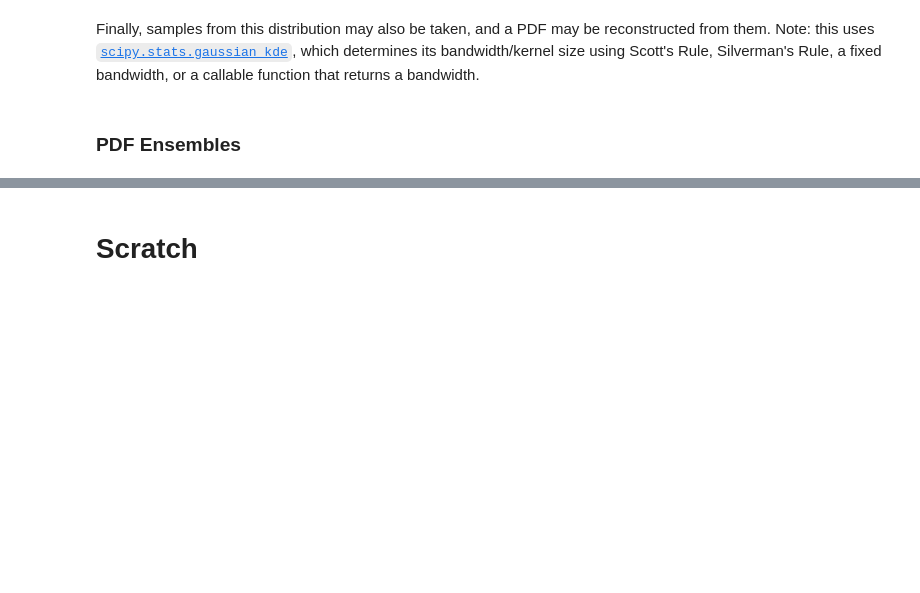
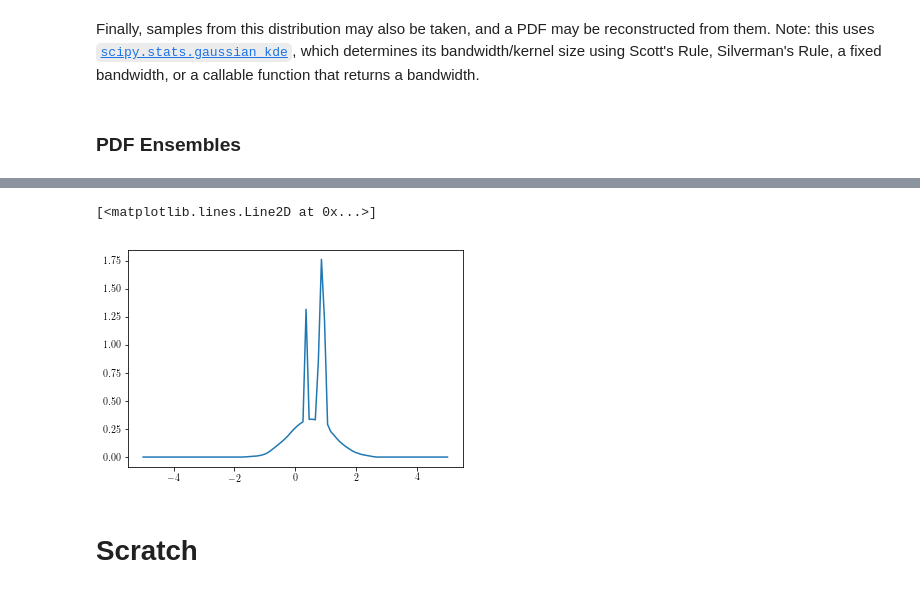
Before and after one commit to aimalz/qp, a Jupyter notebook: docs/notebooks/demo.ipynb, the cells around one changed output, grey strips where cells are left out. Cells and saved outputs as stored; diff of their text form; code cells hidden in the pictures; blank space fills up the shorter version.

```diff
--- a/docs/notebooks/demo.ipynb
+++ b/docs/notebooks/demo.ipynb
@@ -231,5 +249,48 @@ E.evaluate(eval_range, using='mix_mod', vb=False)
 E.quantize(N=10)
 # %%
 E.integrate(demo_limits, using='mix_mod')
+# %%
+def stack(ensemble, loc, using, vb=True):
+    """
+    Produces an average of the PDFs in the ensemble
+
+    Parameters
+    ----------
+    ensemble: qp.Ensemble
+        the ensemble of PDFs to stack
+    loc: ndarray, float or float
+        location(s) at which to evaluate the PDFs
+    using: string
+        which parametrization to use for the approximation
+    vb: boolean
+        report on progress
+
+    Returns
+    -------
+    stacked: dict, tuple, ndarray, float
+        pair of arrays for locations where approximations were evaluated
+        and the values of the stacked PDFs at those points
+
+    Notes
+    -----
+    Stacking refers to taking the sum of PDFs evaluated on a shared grid and normalizing it such that it integrates to unity.  This is equivalent to calculating an average probability (based on the PDFs in the ensemble) over the grid.  This probably should be done in a script and not by qp!  The right way to do it would be to call qp.Ensemble.evaluate() and sum those outputs appropriately.
+    TO DO: make this do something more efficient for mixmod, grid, histogram, samples
+    """
+#     loc_range = max(loc) - min(loc)
+#     delta = loc_range / len(loc)
+#     loc_delta = loc[1:] - loc[:-1]
+    evaluated = ensemble.evaluate(loc, using=using, norm=True, vb=vb)
+    stack = np.mean(evaluated[1], axis=0)
+#     stack /= np.sum(stack) * loc_delta
+#     assert(np.isclose(np.sum(stack) * loc_delta, 1.))
+#     stacked[using] = (evaluated[0], stack)
+    return (evaluated[0], stack)
+# %%
+stacked = stack(E, eval_range, using='quantiles')
+# %%
+plt.plot(stacked[0], stacked[-1])
+# %% [output]
+[<matplotlib.lines.Line2D at 0x...>]
+[figure, added]
 # %% [markdown]
 # Scratch
```
Also changed, not shown: parts of 1 cell of this notebook, 1 other file.
